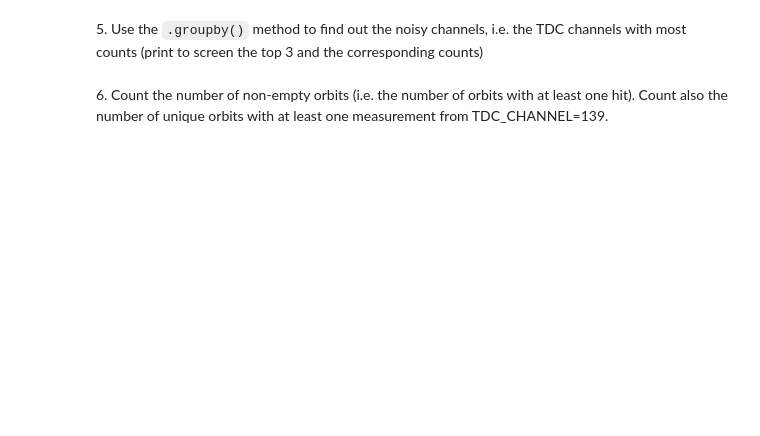
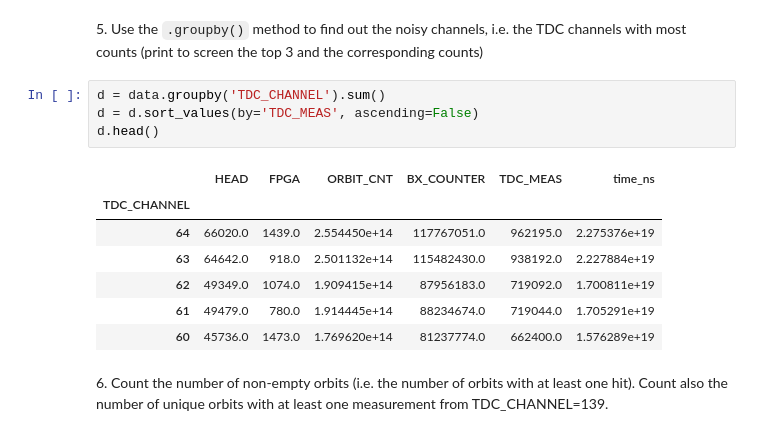
Before and after one commit to zucchett/HighLevelProgramming2021, a Jupyter notebook: 05ex_pandas.ipynb, the cells around one changed output. Saved outputs shown, nothing was run; the diff lists cells and outputs as text; blank space fills up the shorter version.

```diff
--- a/05ex_pandas.ipynb
+++ b/05ex_pandas.ipynb
@@ -14,4 +80,16 @@ This exercise consists in analyzing a dataset containg timing information from a
 # %% [markdown]
 5\. Use the `.groupby()` method to find out the noisy channels, i.e. the TDC channels with most counts (print to screen the top 3 and the corresponding counts)
+# %%
+d = data.groupby('TDC_CHANNEL').sum()
+d = d.sort_values(by='TDC_MEAS', ascending=False)
+d.head()
+# %% [output]
+|  | HEAD | FPGA | ORBIT_CNT | BX_COUNTER | TDC_MEAS | time_ns |
+| TDC_CHANNEL |  |  |  |  |  |  |
+| 64 | 66020.0 | 1439.0 | 2.554450e+14 | 117767051.0 | 962195.0 | 2.275376e+19 |
+| 63 | 64642.0 | 918.0 | 2.501132e+14 | 115482430.0 | 938192.0 | 2.227884e+19 |
+| 62 | 49349.0 | 1074.0 | 1.909415e+14 | 87956183.0 | 719092.0 | 1.700811e+19 |
+| 61 | 49479.0 | 780.0 | 1.914445e+14 | 88234674.0 | 719044.0 | 1.705291e+19 |
+| 60 | 45736.0 | 1473.0 | 1.769620e+14 | 81237774.0 | 662400.0 | 1.576289e+19 |
 # %% [markdown]
 6\. Count the number of non-empty orbits (i.e. the number of orbits with at least one hit). Count also the number of unique orbits with at least one measurement from TDC_CHANNEL=139.
```
Also changed, not shown: parts of 8 cells of this notebook.
